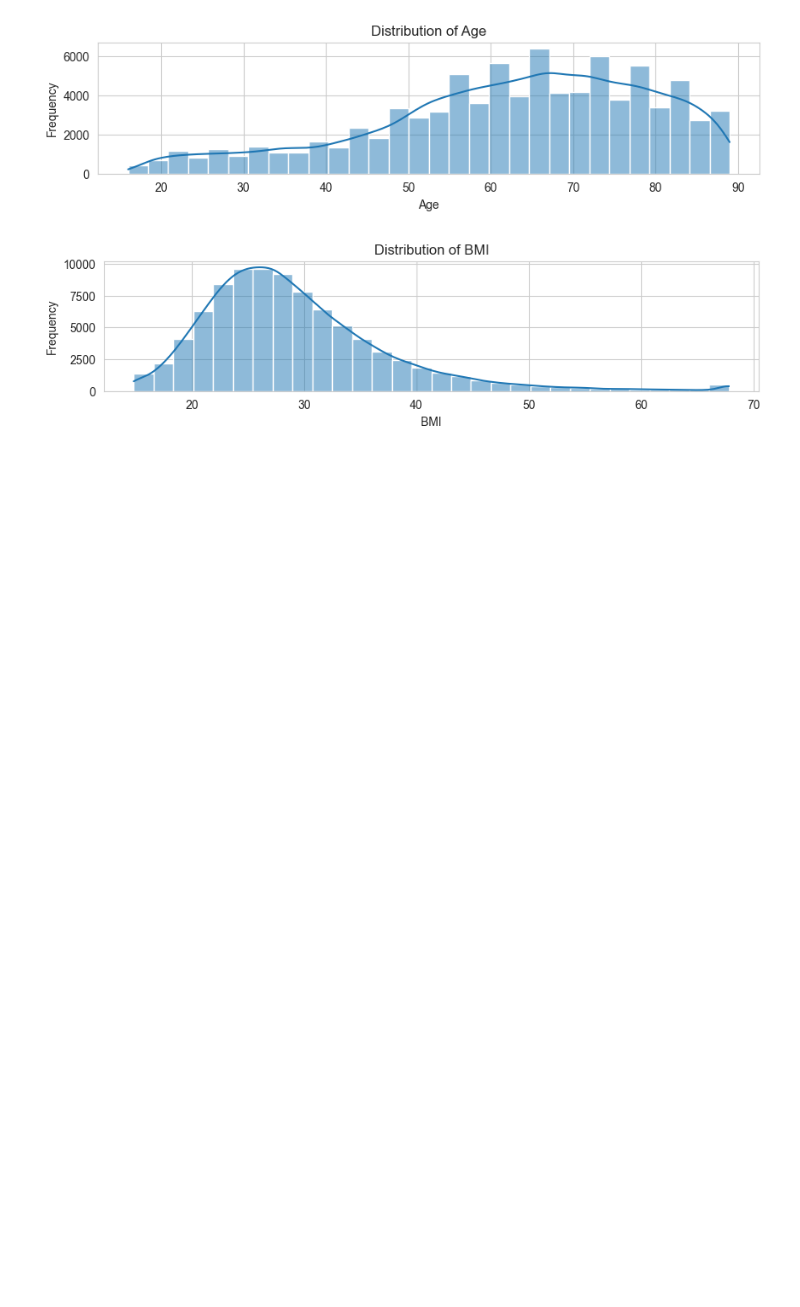
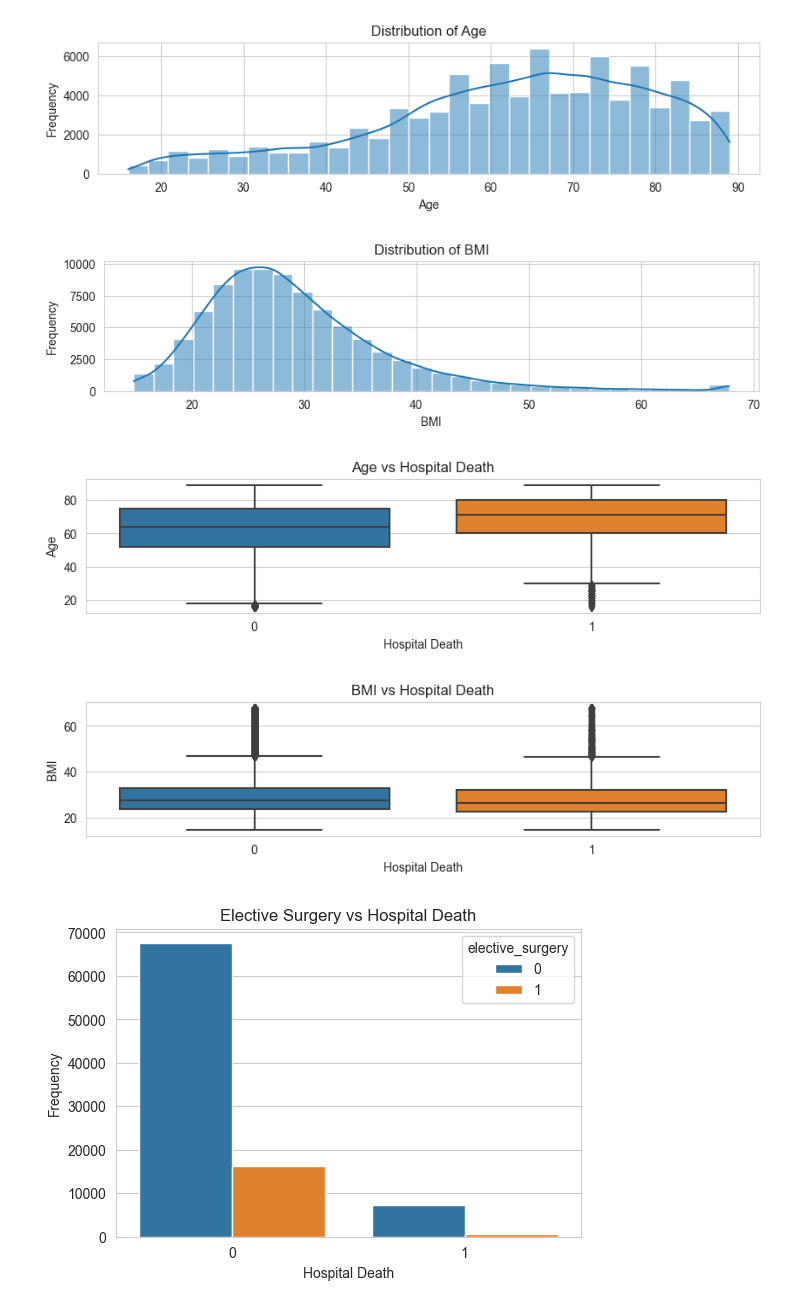
Before and after one commit to naren-garapati/Patient-Survival-Prediction, a Jupyter notebook: patient_survival_prediction.ipynb, the cells around one changed output. Saved outputs shown, nothing was run; the diff lists cells and outputs as text; code cells hidden in the pictures; blank space fills up the shorter version.

```diff
--- a/patient_survival_prediction.ipynb
+++ b/patient_survival_prediction.ipynb
@@ -266,3 +266,34 @@ plt.show()
 # %% [output]
 [figure]
 [figure]
+# %%
+# Bivariate Analysis
+## We'll look at how 'age', 'bmi', and 'elective_surgery' relate to 'hospital_death'
+
+### Age vs Hospital Death
+plt.figure(figsize=(10, 2))
+sns.boxplot(x='hospital_death', y='age', data=df)
+plt.title('Age vs Hospital Death')
+plt.xlabel('Hospital Death')
+plt.ylabel('Age')
+plt.show()
+
+### BMI vs Hospital Death
+plt.figure(figsize=(10, 2))
+sns.boxplot(x='hospital_death', y='bmi', data=df)
+plt.title('BMI vs Hospital Death')
+plt.xlabel('Hospital Death')
+plt.ylabel('BMI')
+plt.show()
+
+### Elective Surgery vs Hospital Death
+plt.figure(figsize=(6, 4))
+sns.countplot(x='hospital_death', hue='elective_surgery', data=df)
+plt.title('Elective Surgery vs Hospital Death')
+plt.xlabel('Hospital Death')
+plt.ylabel('Frequency')
+plt.show()
+# %% [output]
+[figure, added]
+[figure, added]
+[figure, added]
```
Also changed, not shown: parts of 8 cells of this notebook.
